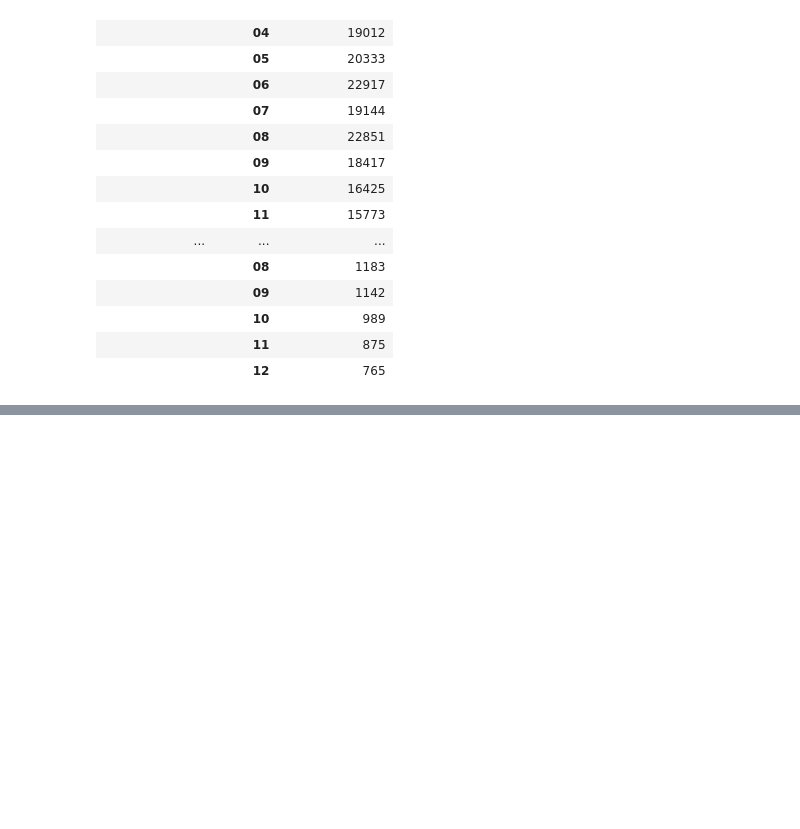
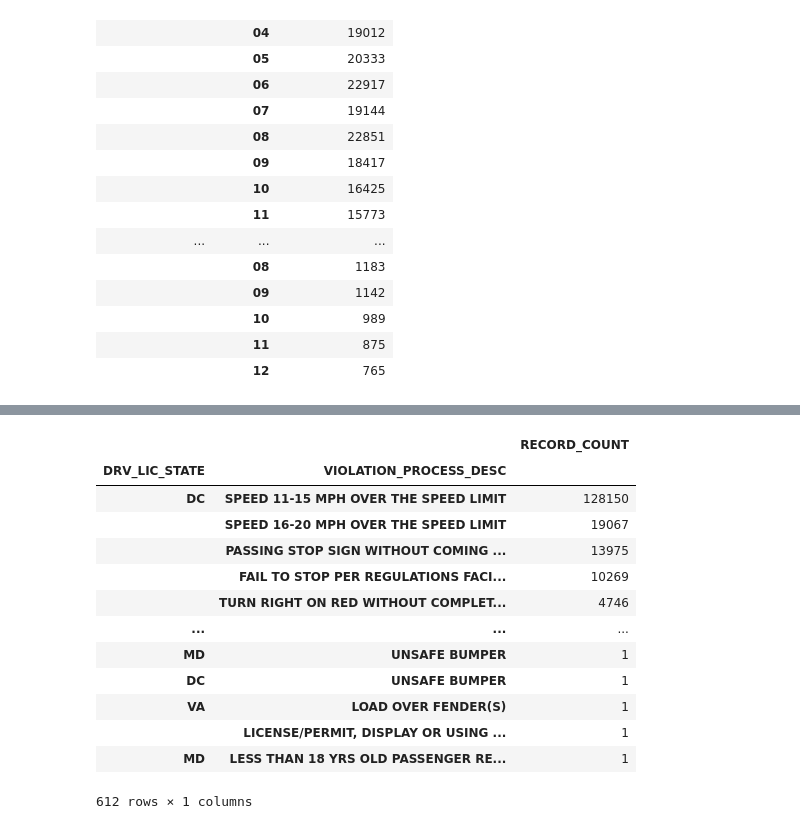
Before and after one commit to Renier83/API-challenge1, a Jupyter notebook: Project/Final.ipynb, the cells around one changed output, grey strips where cells are left out. Saved outputs shown, nothing was run; the diff lists cells and outputs as text; code cells hidden in the pictures; blank space fills up the shorter version.

```diff
--- a/Project/Final.ipynb
+++ b/Project/Final.ipynb
@@ -281,0 +293,24 @@ violation.to_frame()
+# %%
+#as we have done for fine amount in sum and in count now i need to show the violation type per month in each state and create into a data frame
+violation_df = y2019_df.groupby(["DRV_LIC_STATE","VIOLATION_PROCESS_DESC"])['ISSUE_DATE'].count().to_frame()
+
+violation_df.rename(columns = {'ISSUE_DATE':'RECORD_COUNT'}, inplace=True)
+
+violation_df.sort_values('RECORD_COUNT', ascending=False, inplace=True)
+
+violation_df
+# %% [output]
+|  |  | RECORD_COUNT |
+| DRV_LIC_STATE | VIOLATION_PROCESS_DESC |  |
+| DC | SPEED 11-15 MPH OVER THE SPEED LIMIT | 128150 |
+|  | SPEED 16-20 MPH OVER THE SPEED LIMIT | 19067 |
+|  | PASSING STOP SIGN WITHOUT COMING ... | 13975 |
+|  | FAIL TO STOP PER REGULATIONS FACI... | 10269 |
+|  | TURN RIGHT ON RED WITHOUT COMPLET... | 4746 |
+| ... | ... | ... |
+| MD | UNSAFE BUMPER | 1 |
+| DC | UNSAFE BUMPER | 1 |
+| VA | LOAD OVER FENDER(S) | 1 |
+|  | LICENSE/PERMIT, DISPLAY OR USING ... | 1 |
+| MD | LESS THAN 18 YRS OLD PASSENGER RE... | 1 |
+612 rows × 1 columns
```
Also changed, not shown: parts of 21 cells of this notebook, 9 other files.
